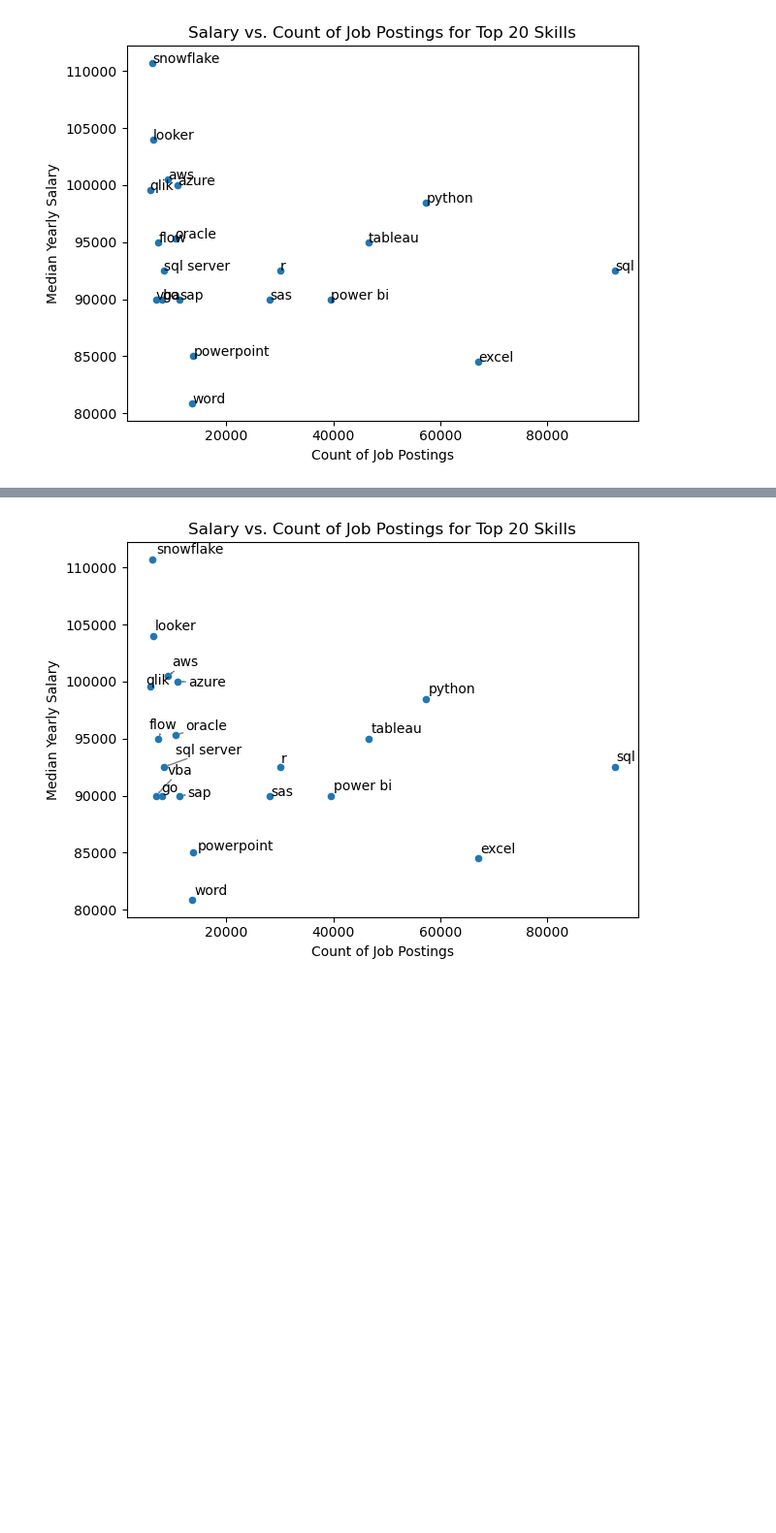
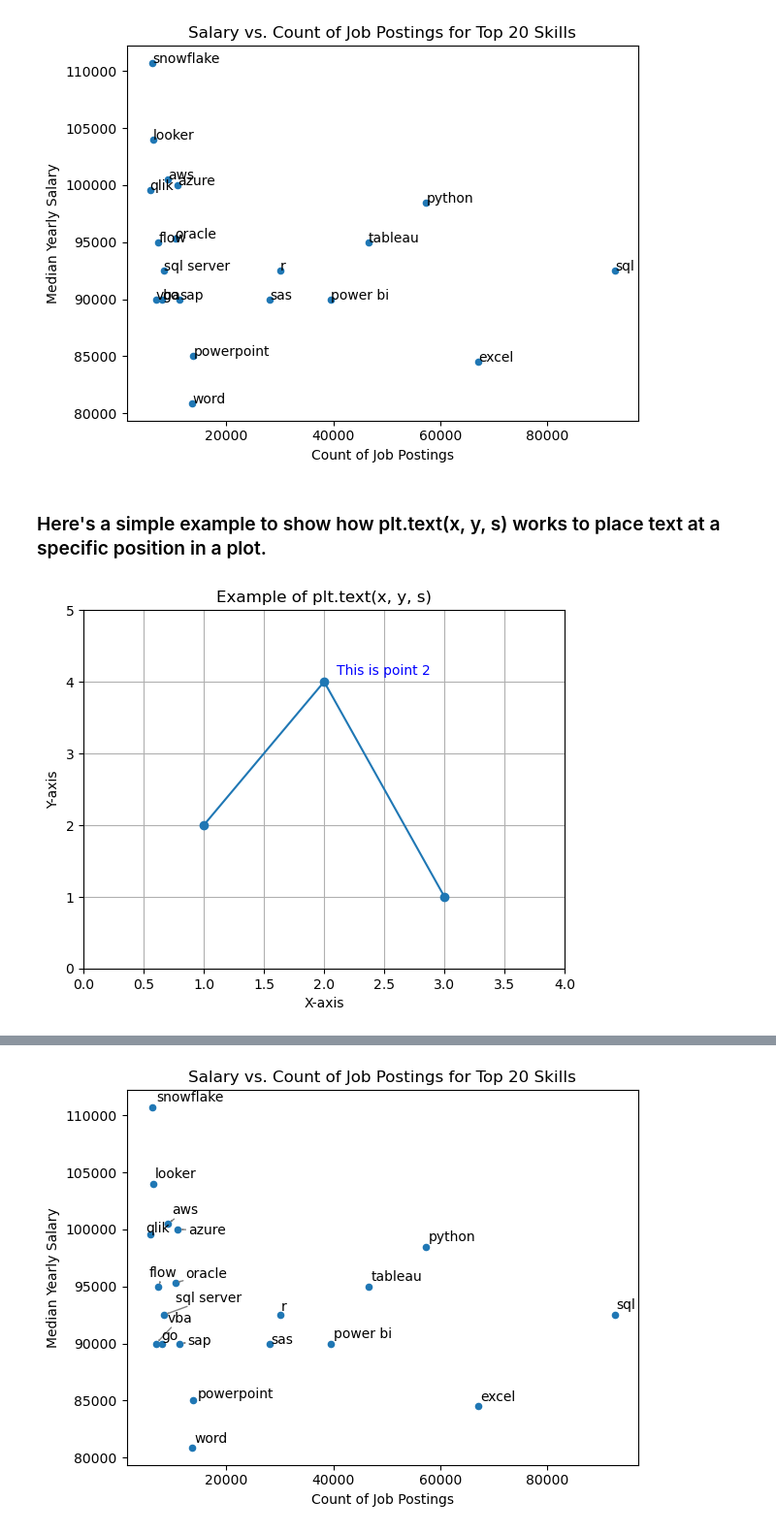
Before and after one commit to Ziqi-Wang-123/Python_data_project, a Jupyter notebook: 2_Advanced/14_Matplotlib_Advanced_Customization.ipynb, the cells around one changed output, grey strips where cells are left out. Shown at 97% size. Cells and saved outputs as stored; diff of their text form; code cells hidden in the pictures; blank space fills up the shorter version.

```diff
--- a/2_Advanced/14_Matplotlib_Advanced_Customization.ipynb
+++ b/2_Advanced/14_Matplotlib_Advanced_Customization.ipynb
@@ -184,3 +180,29 @@ plt.tight_layout()
 plt.show()
 # %% [output]
 [figure]
+# %% [markdown]
+### Here's a simple example to show how plt.text(x, y, s) works to place text at a specific position in a plot.
+# %%
+import matplotlib.pyplot as plt
+
+# Create a simple plot
+x = [1, 2, 3]
+y = [2, 4, 1]
+
+plt.plot(x, y, marker='o')
+
+# Add a text label near the second point (x=2, y=4)
+plt.text(2.1, 4.1, 'This is point 2', color='blue')
+
+# Optional: set plot limits so you can see the text clearly
+plt.xlim(0, 4)
+plt.ylim(0, 5)
+
+plt.title('Example of plt.text(x, y, s)')
+plt.xlabel('X-axis')
+plt.ylabel('Y-axis')
+
+plt.grid(True)
+plt.show()
+# %% [output]
+[figure, added]
```
Also changed, not shown: parts of 3 cells of this notebook, 17 other files.
